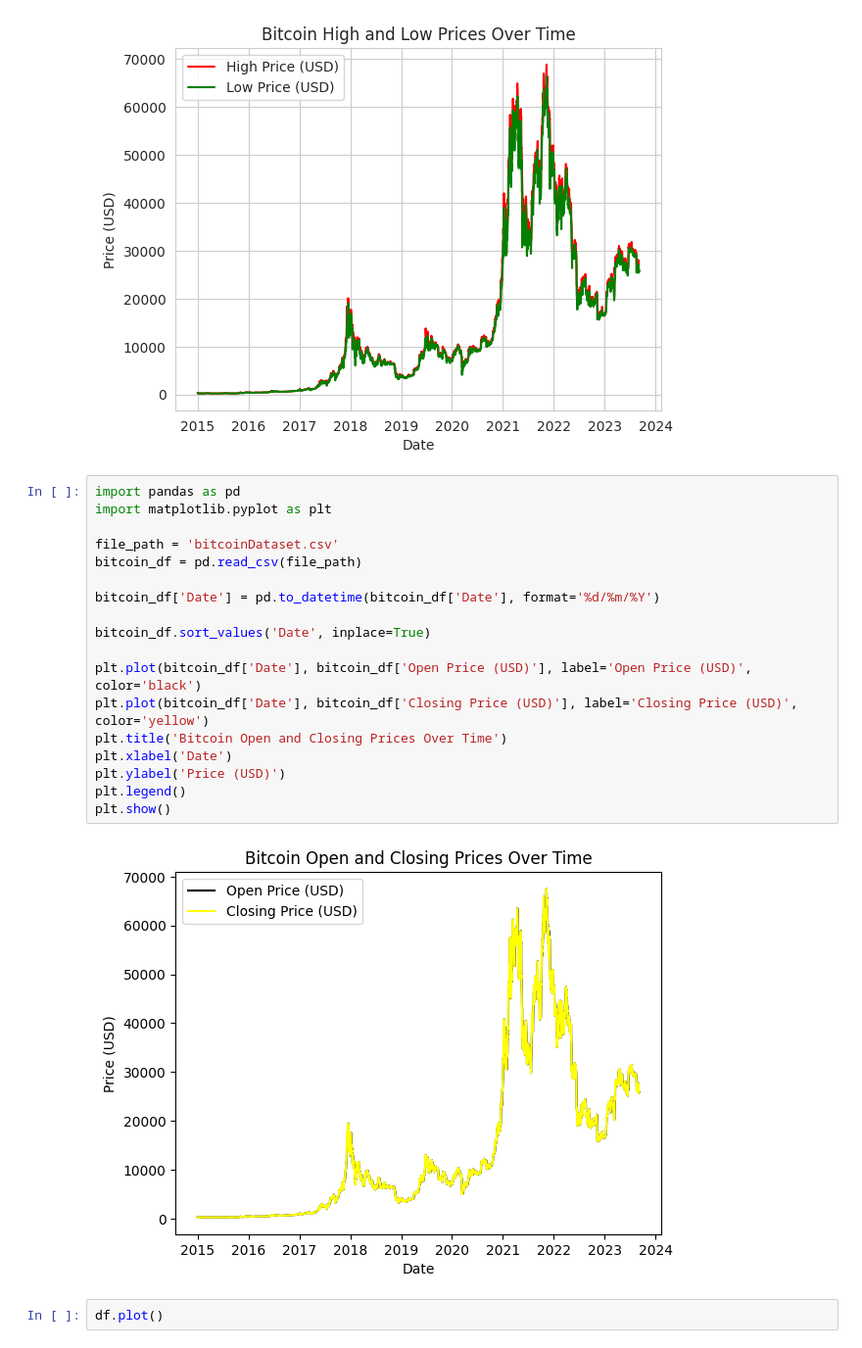
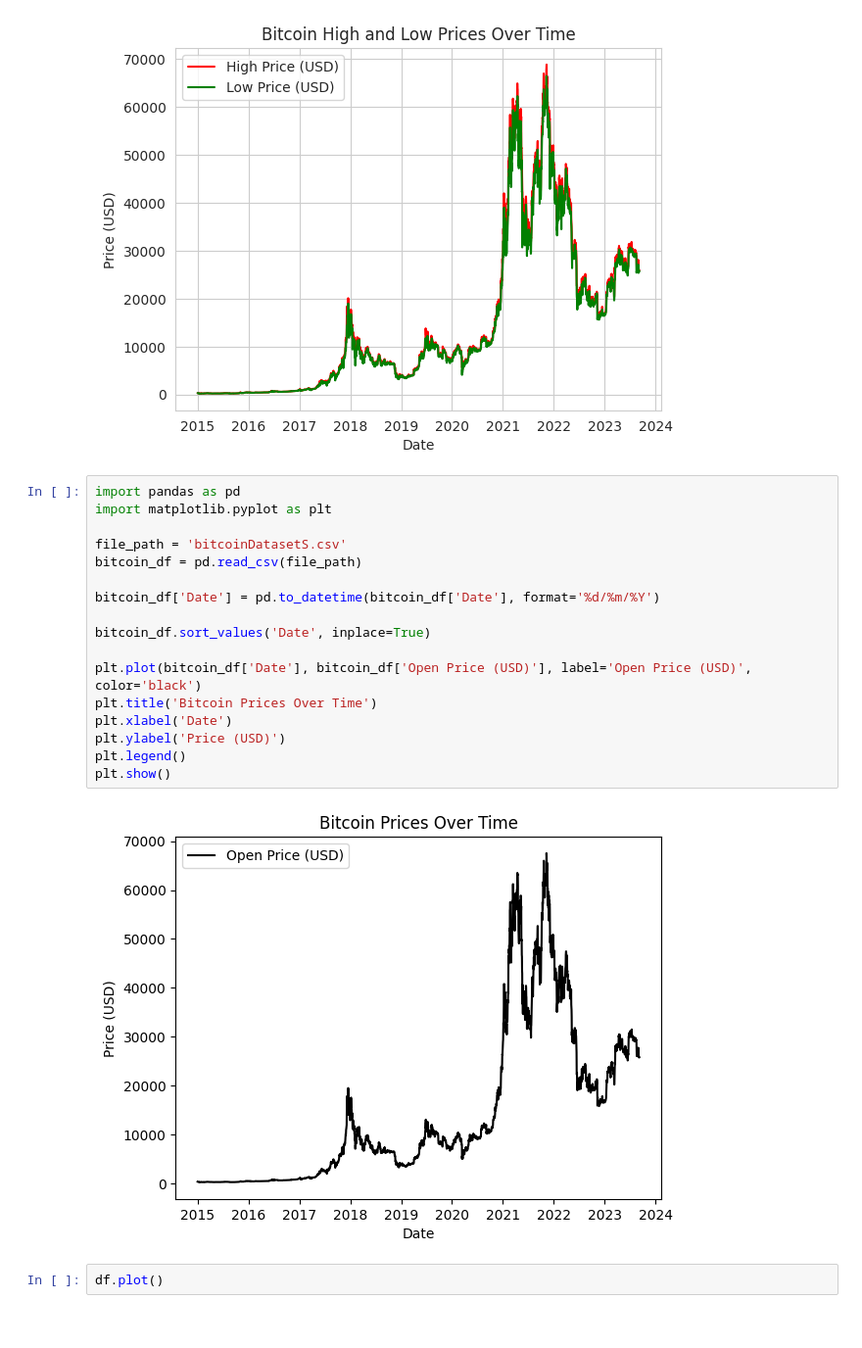
Before and after one commit to ayatkatka/bitcoin, a Jupyter notebook: bitcoinDataset.ipynb, the cells around one changed output. Shown at 98% size. Drawn from its saved outputs; the diff is of its cells as text.

```diff
--- a/bitcoinDataset.ipynb
+++ b/bitcoinDataset.ipynb
@@ -478,23 +1160,22 @@ plt.show()
 # %%
 import pandas as pd
 import matplotlib.pyplot as plt
 
-file_path = 'bitcoinDataset.csv'
+file_path = 'bitcoinDatasetS.csv'
 bitcoin_df = pd.read_csv(file_path)
 
 bitcoin_df['Date'] = pd.to_datetime(bitcoin_df['Date'], format='%d/%m/%Y')
 
 bitcoin_df.sort_values('Date', inplace=True)
 
 plt.plot(bitcoin_df['Date'], bitcoin_df['Open Price (USD)'], label='Open Price (USD)', color='black')
-plt.plot(bitcoin_df['Date'], bitcoin_df['Closing Price (USD)'], label='Closing Price (USD)', color='yellow')
-plt.title('Bitcoin Open and Closing Prices Over Time')
+plt.title('Bitcoin Prices Over Time')
 plt.xlabel('Date')
 plt.ylabel('Price (USD)')
 plt.legend()
 plt.show()
 # %% [output]
-[figure, old version]
+[figure, new version]
 # %%
 df.plot()
 # %% [output]
```
Also changed, not shown: parts of 70 cells of this notebook.
